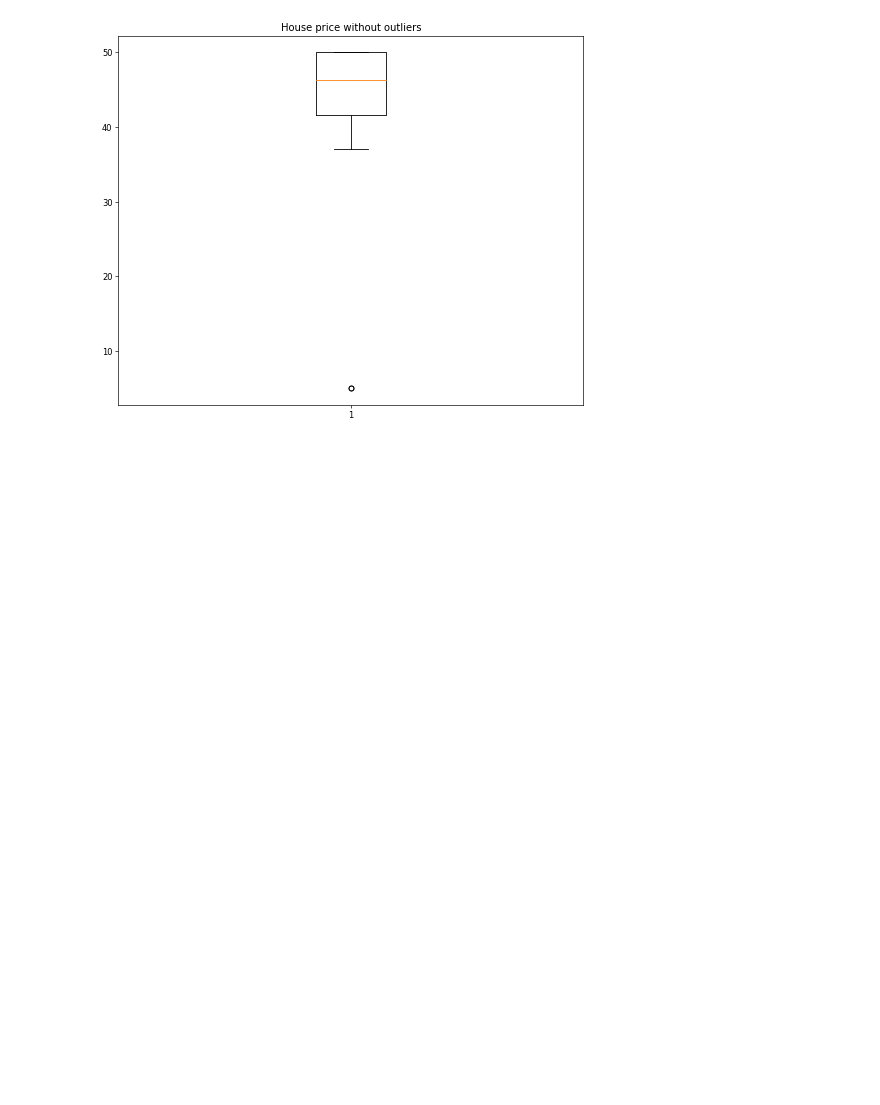
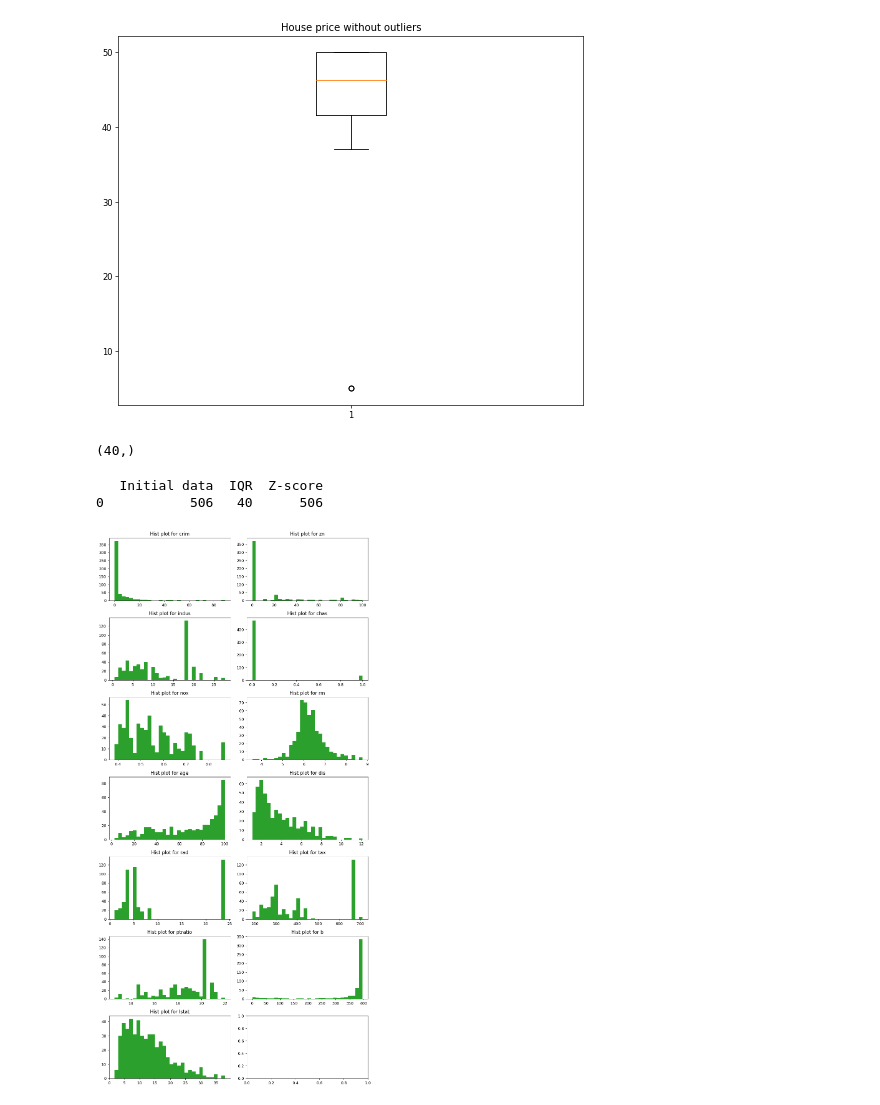
Before and after one commit to SergeyHSE/ALSalgorithm.github.io, a Jupyter notebook: Gradient/GradientLR.ipynb, the cells around one changed output. Drawn from its saved outputs; the diff is of its cells as text; code cells hidden in the pictures; blank space fills up the shorter version.

```diff
--- a/Gradient/GradientLR.ipynb
+++ b/Gradient/GradientLR.ipynb
@@ -105,3 +105,47 @@ Outliers:97     38.7
 405     5.0
 Name: medv, dtype: float64
 [figure]
+# %%
+y.shape
+y_without_outliers.shape
+# %% [output]
+(40,)
+# %%
+# Apply z-score method
+
+from scipy import stats
+
+z = np.abs(stats.zscore(y))
+data_z_score = y[(z < 3)]
+data_z_score.shape
+
+outlier_result_table = pd.DataFrame([[y.shape[0], y_without_outliers.shape[0], data_z_score.shape[0]]],
+                                    columns=['Initial data', 'IQR', 'Z-score'])
+print(outlier_result_table)
+# %% [output]
+   Initial data  IQR  Z-score
+0           506   40      506
+# %%
+# Build hists for features
+
+feature_names = list(X.columns)
+num_rows = 7
+num_cols = 2
+num_plots = len(feature_names)
+
+fig, axes = plt.subplots(nrows=num_rows, ncols=num_cols, figsize=(10, 20), dpi=90)
+axes = axes.flatten()
+
+for i in range(num_plots):
+    if i < num_plots:
+        ax = axes[i]
+        feature_data = X[feature_names[i]]
+        ax.hist(x=feature_data, bins=30, color='tab:green')
+        ax.set_title(f'Hist plot for {feature_names[i]}')
+    else:
+        fig.delaxes(axes[i])
+
+plt.tight_layout()
+plt.show()
+# %% [output]
+[figure, added]
```
